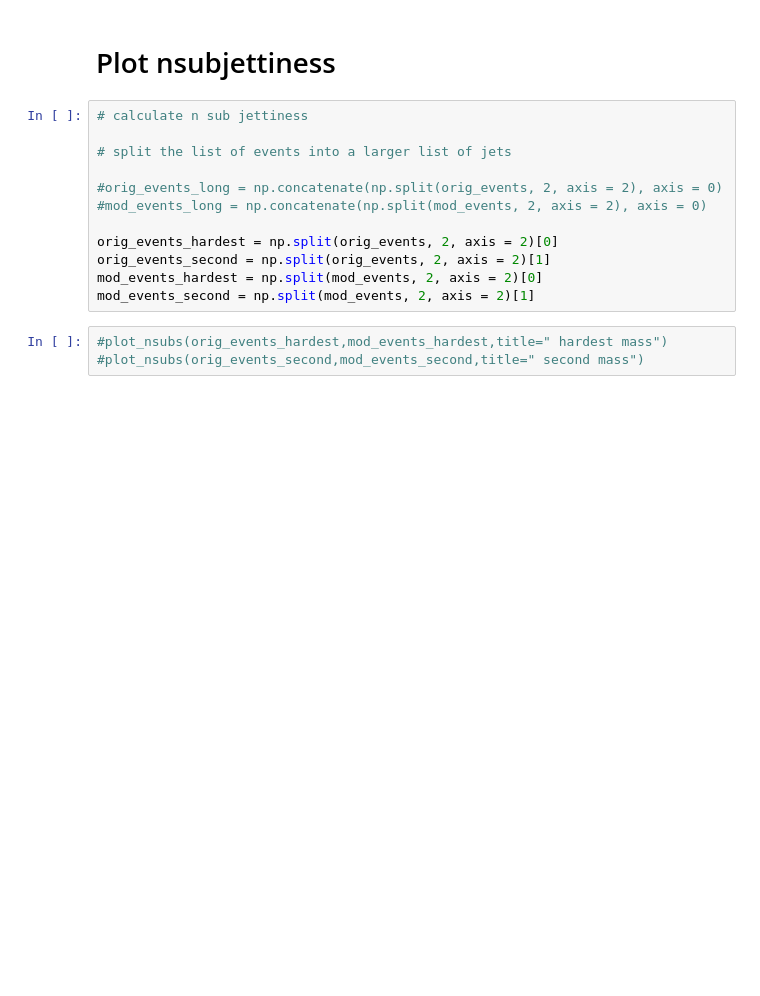
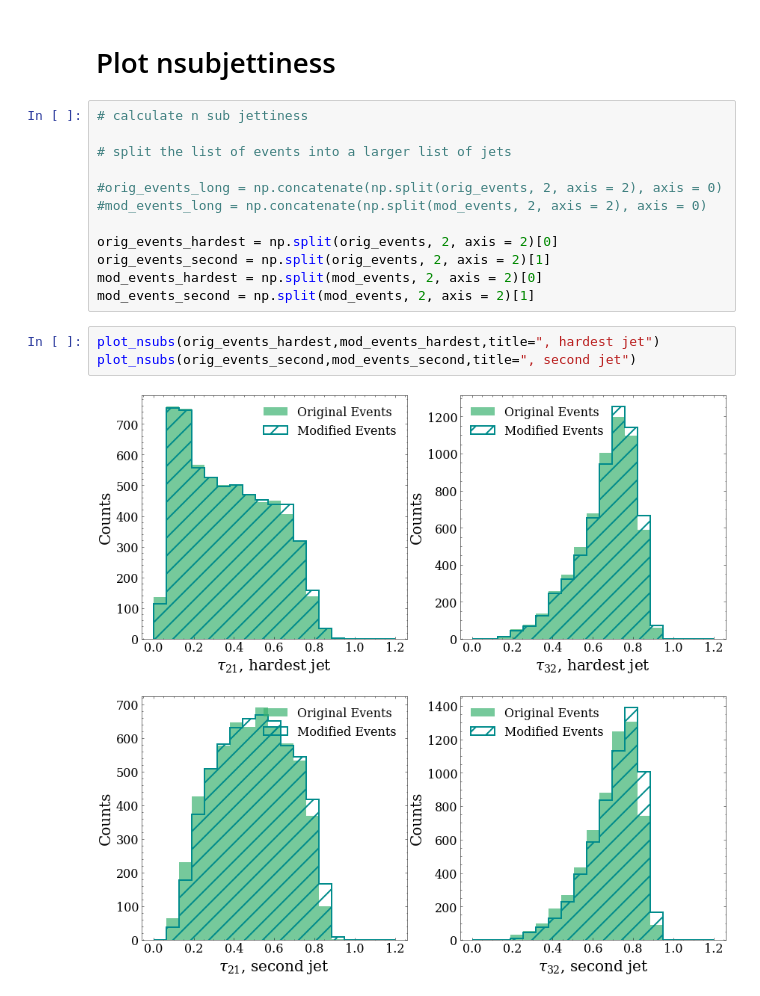
Before and after one commit to rmastand/JetCLR_AD, a Jupyter notebook: scripts/aug_testing.ipynb, the cells around one changed output. Drawn from its saved outputs; the diff is of its cells as text; blank space fills up the shorter version.

```diff
--- a/scripts/aug_testing.ipynb
+++ b/scripts/aug_testing.ipynb
@@ -134,6 +135,9 @@ orig_events_second = np.split(orig_events, 2, axis = 2)[1]
 mod_events_hardest = np.split(mod_events, 2, axis = 2)[0]
 mod_events_second = np.split(mod_events, 2, axis = 2)[1]
 # %%
-#plot_nsubs(orig_events_hardest,mod_events_hardest,title=" hardest mass")
-#plot_nsubs(orig_events_second,mod_events_second,title=" second mass")
+plot_nsubs(orig_events_hardest,mod_events_hardest,title=", hardest jet")
+plot_nsubs(orig_events_second,mod_events_second,title=", second jet")
+# %% [output]
+[figure, added]
+[figure, added]
 # %%
```
Also changed, not shown: parts of 5 cells of this notebook, 44 other files.
